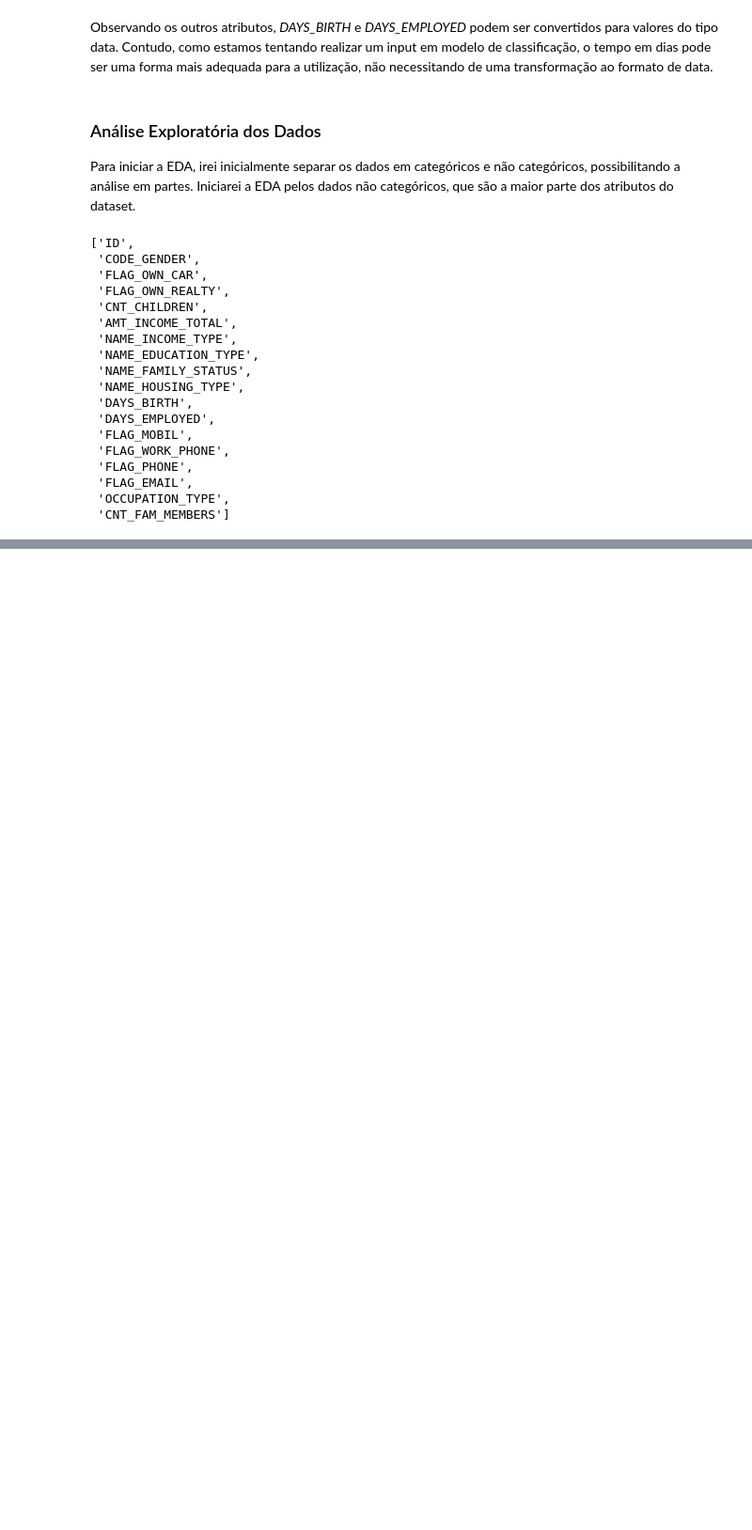
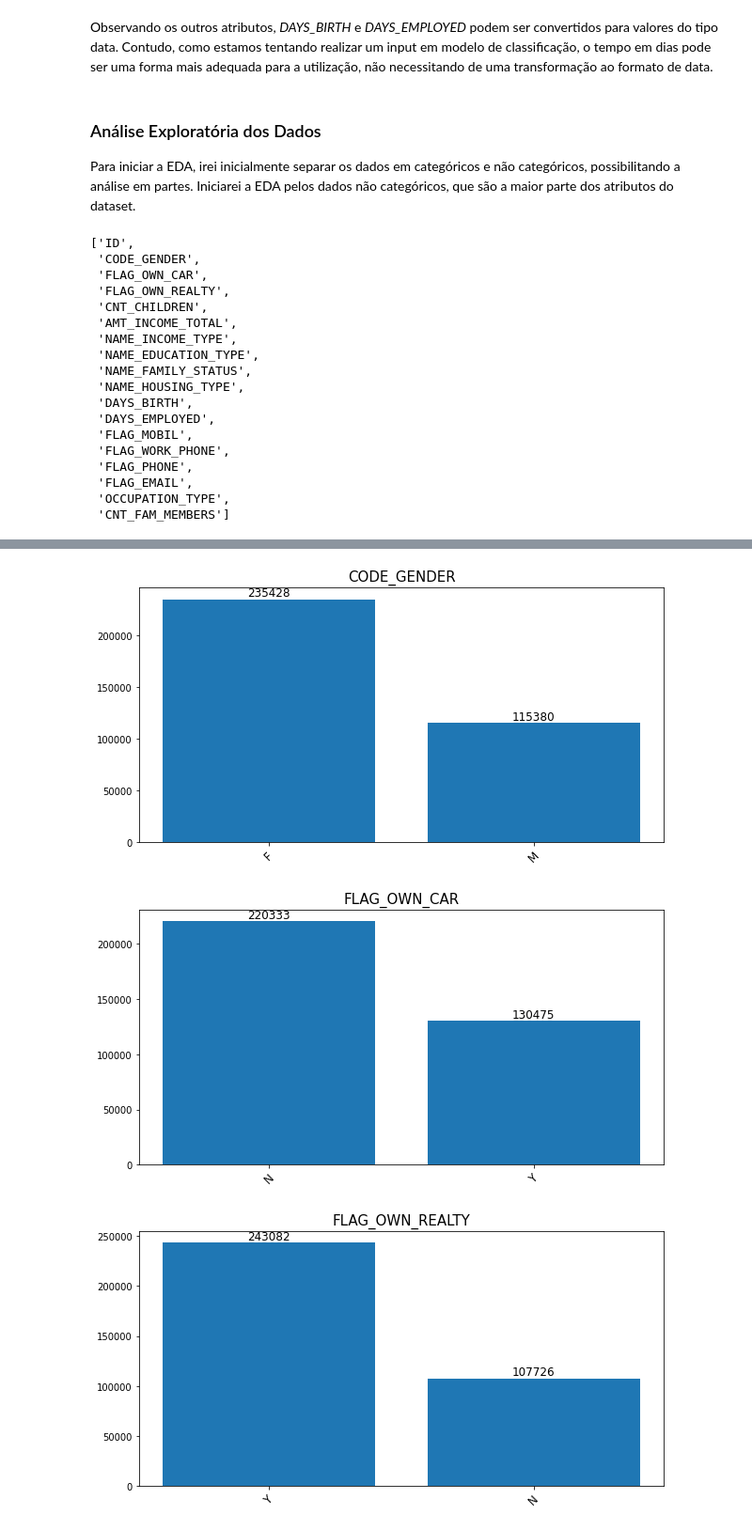
Before and after one commit to gabrielmartinsdesouza/credit_card_approval, a Jupyter notebook: projeto.ipynb, the cells around one changed output, grey strips where cells are left out. Shown at 94% size. Cells and saved outputs as stored; diff of their text form; code cells hidden in the pictures; blank space fills up the shorter version.

```diff
--- a/projeto.ipynb
+++ b/projeto.ipynb
@@ -121,0 +131,7 @@ df_ar_num = df_application_record[num_attribs]
+# %%
+df_ar_train, df_ar_test = train_test_split(df_application_record,
+                                           test_size=0.2,
+                                           random_state=42)
+# %%
+df_ar_cat = df_ar_train[cat_attribs]
+df_ar_num = df_ar_train[num_attribs]
@@ -121,0 +181,17 @@ df_ar_num = df_application_record[num_attribs]
+# %%
+for attribs in list(df_ar_cat)[1:]:
+    categories = df_ar_cat[attribs].value_counts().index
+    values = df_ar_cat[attribs].value_counts()
+
+    fig, ax = plt.subplots(figsize=(10,5))
+
+    bar = ax.bar(categories, values)
+    ax.set_title(attribs, fontsize=15)
+    ax.bar_label(ax.containers[0], label_type='edge', fontsize=12)
+
+    plt.xticks(fontsize=12, rotation=45)
+    plt.show()
+# %% [output]
+[figure, added]
+[figure, added]
+[figure, added]
```
Also changed, not shown: parts of 21 cells of this notebook.
